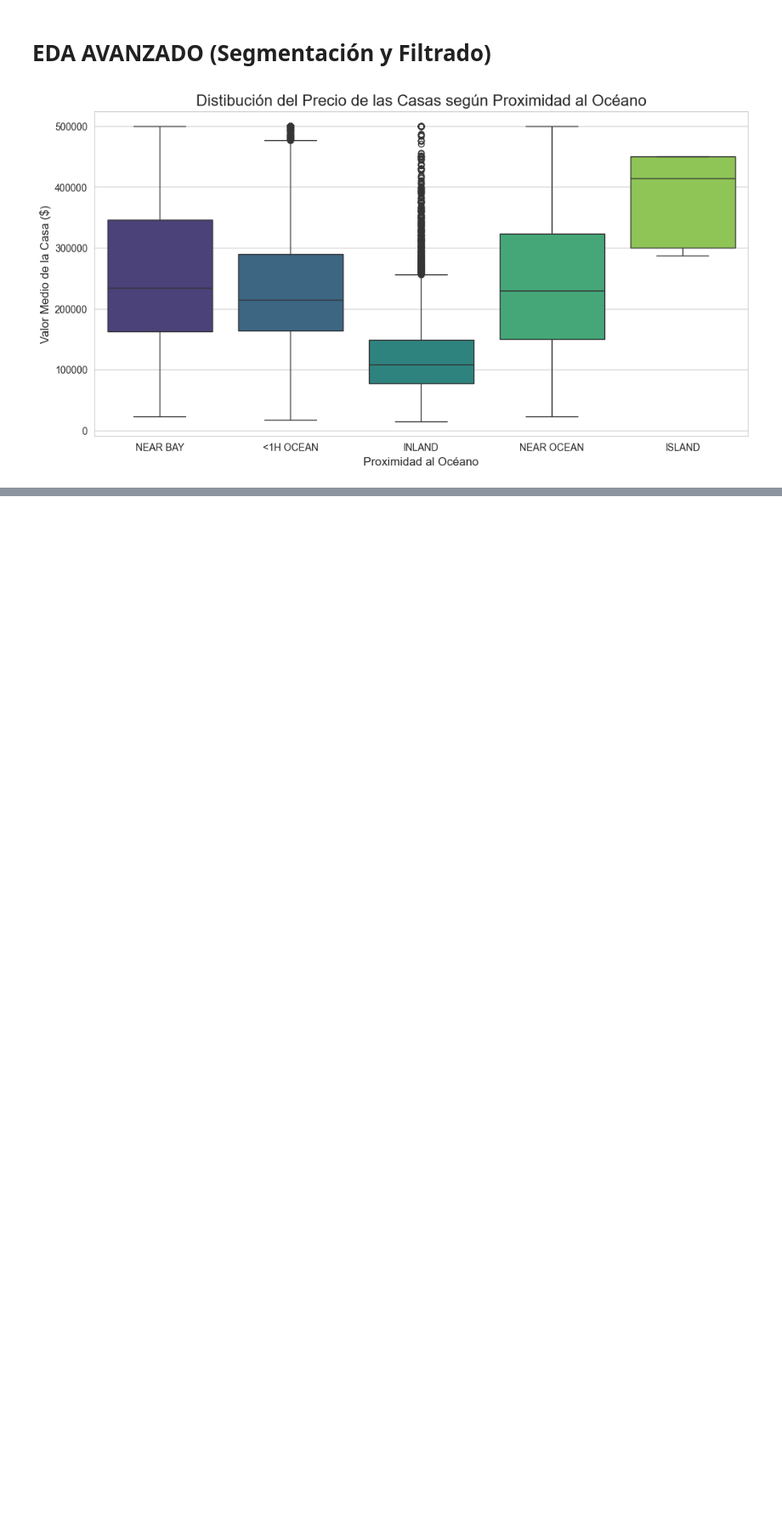
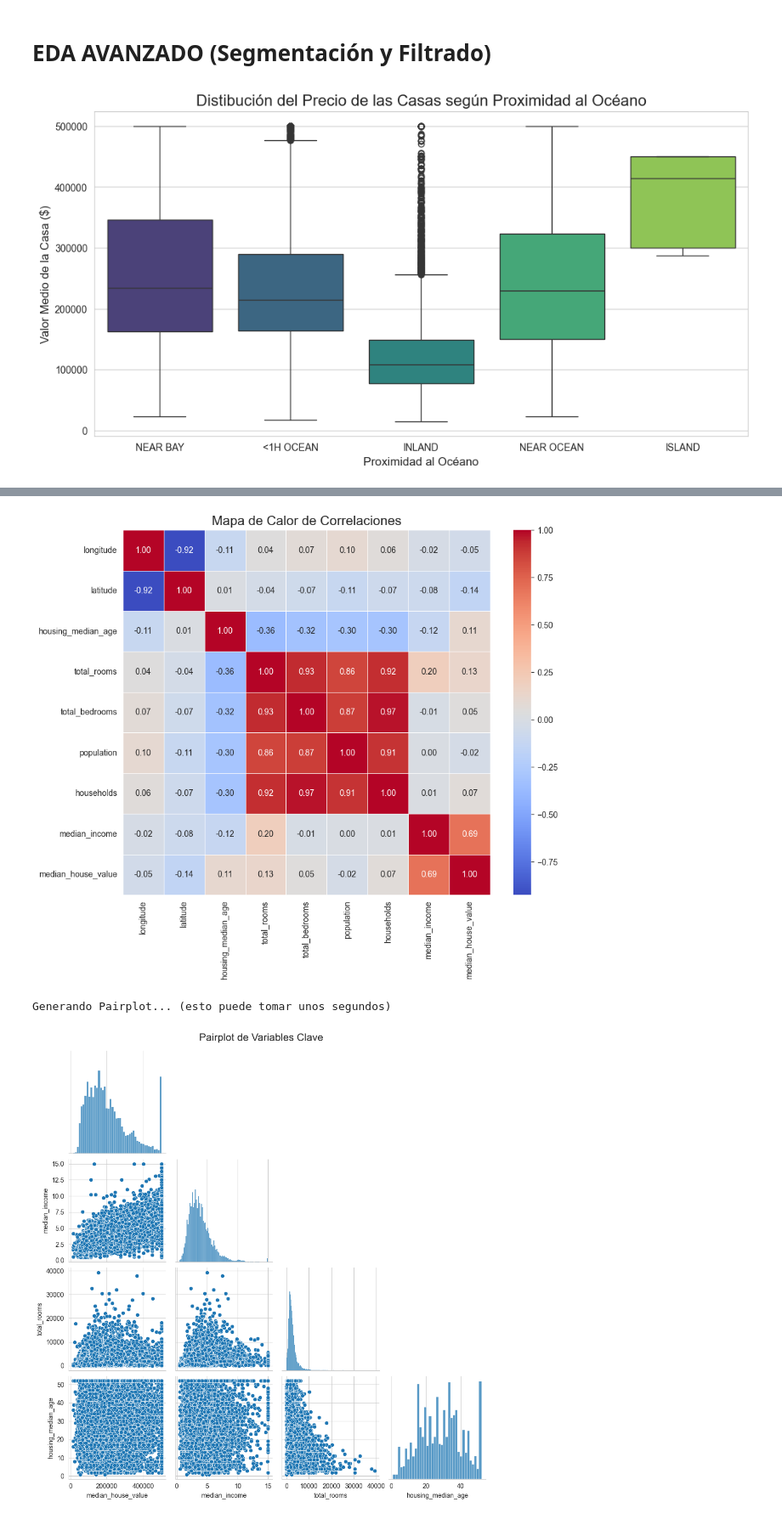
Before and after one commit to NicolasFleitas/the-hatch-01-california-housing, a Jupyter notebook: notebook.ipynb, the cells around one changed output, grey strips where cells are left out. Shown at 85% size. Saved outputs shown, nothing was run; the diff lists cells and outputs as text; code cells hidden in the pictures; blank space fills up the shorter version.

Commit message:
feat: agregar heatmap de correlacion y pairplot de variables clave

```diff
--- a/notebook.ipynb
+++ b/notebook.ipynb
@@ -166,0 +174,27 @@ plt.show()
+# %%
+# 1. PREPARACIÓN PARA EL HEATMAP
+# Primero, seleccionamos solo las columnas numéricas (la correlación no funciona con textos)
+columnas_numericas = df_california.select_dtypes(include=[np.number])
+
+# Calculamos la matriz de correlación
+matriz_correlacion = columnas_numericas.corr()
+
+# 2. DIBUJAR EL HEATMAP
+plt.figure(figsize=(10,8))
+# annot=True pone los números dentro de los cuadritos, cmap es la paleta de colores
+sns.heatmap(matriz_correlacion, annot=True, cmap='coolwarm', fmt='.2f', linewidths=0.5)
+plt.title('Mapa de Calor de Correlaciones', fontsize=16)
+plt.show()
+
+# 3. DIBUJAR EL PAIRPLOT (Matriz de dispersión)
+# Seleccionamos solo las variables que más nos interesan para no sobrecargar el gráfico
+variables_clave = ['median_house_value', 'median_income', 'total_rooms', 'housing_median_age']
+
+print("\nGenerando Pairplot... (esto puede tomar unos segundos)")
+sns.pairplot(df_california[variables_clave], height=2.5, corner=True)
+plt.suptitle('Pairplot de Variables Clave', y=1.02, fontsize=16)
+plt.show()
+# %% [output]
+[figure, added]
+Generando Pairplot... (esto puede tomar unos segundos)
+[figure, added]
```
Also changed, not shown: parts of 2 cells of this notebook.
